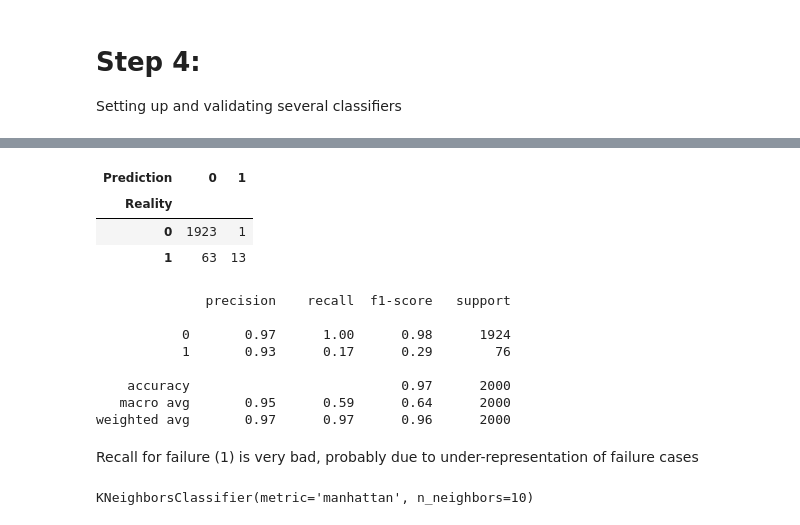
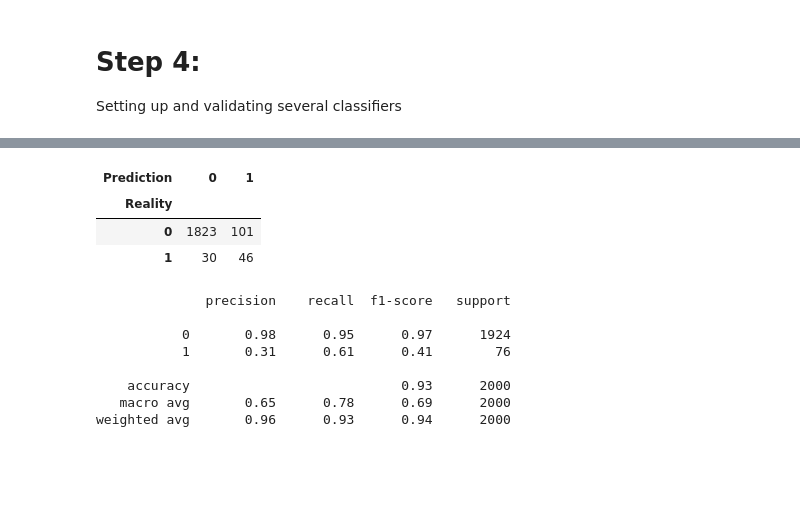
Before and after one commit to t-kessel-datascientist/Predictive-Maintenance, a Jupyter notebook: Predictive_Maintenance_Failure_Prediction.ipynb, the cells around one changed output, grey strips where cells are left out. Cells and saved outputs as stored; diff of their text form; code cells hidden in the pictures; blank space fills up the shorter version.

```diff
--- a/Predictive_Maintenance_Failure_Prediction.ipynb
+++ b/Predictive_Maintenance_Failure_Prediction.ipynb
@@ -226,7 +201,8 @@ display(y2)
 Setting up and validating several classifiers
 # %%
 # Train Test Split
-X_train, X_test, y_train, y_test = train_test_split(X,y1,test_size=0.2,random_state=123)
+X_train, X_test, y_train, y_test = train_test_split(X_scaled,y1,test_size=0.2,random_state=123)
 
-# Stratified KFold
-cv = RepeatedStratifiedKFold(n_splits=5, n_repeats=3, random_state=1)
+# Oversampling the train dataset since failures are under-represented!
+ro=RandomOverSampler()
+X_train_ro,y_train_ro=ro.fit_resample(X_train,y_train)
@@ -269,20 +214,18 @@ weighted avg       0.97      0.97      0.96     10000
 # %%
-knn.fit(X_train,y_train)
+knn.fit(X_train_ro,y_train_ro)
 y_pred=knn.predict(X_test)
 display(pd.crosstab(y_test,y_pred,rownames=['Reality'],colnames=['Prediction']))
 print(classification_report(y_test,y_pred))
 # %% [output]
 | Prediction | 0 | 1 |
 | Reality |  |  |
-| 0 | 1923 | 1 |
-| 1 | 63 | 13 |
+| 0 | 1823 | 101 |
+| 1 | 30 | 46 |
               precision    recall  f1-score   support
 
-           0       0.97      1.00      0.98      1924
-           1       0.93      0.17      0.29        76
+           0       0.98      0.95      0.97      1924
+           1       0.31      0.61      0.41        76
 
-    accuracy                           0.97      2000
-   macro avg       0.95      0.59      0.64      2000
-weighted avg       0.97      0.97      0.96      2000
+    accuracy                           0.93      2000
+   macro avg       0.65      0.78      0.69      2000
+weighted avg       0.96      0.93      0.94      2000
-# %% [markdown]
-Recall for failure (1) is very bad, probably due to under-representation of failure cases
@@ -293,4 +231,0 @@ X_train_ro,y_train_ro=ro.fit_resample(X_train,y_train)
-# %%
-knn.fit(X_train_ro,y_train_ro)
-# %% [output]
-KNeighborsClassifier(metric='manhattan', n_neighbors=10)
```
Also changed, not shown: parts of 48 cells of this notebook.
